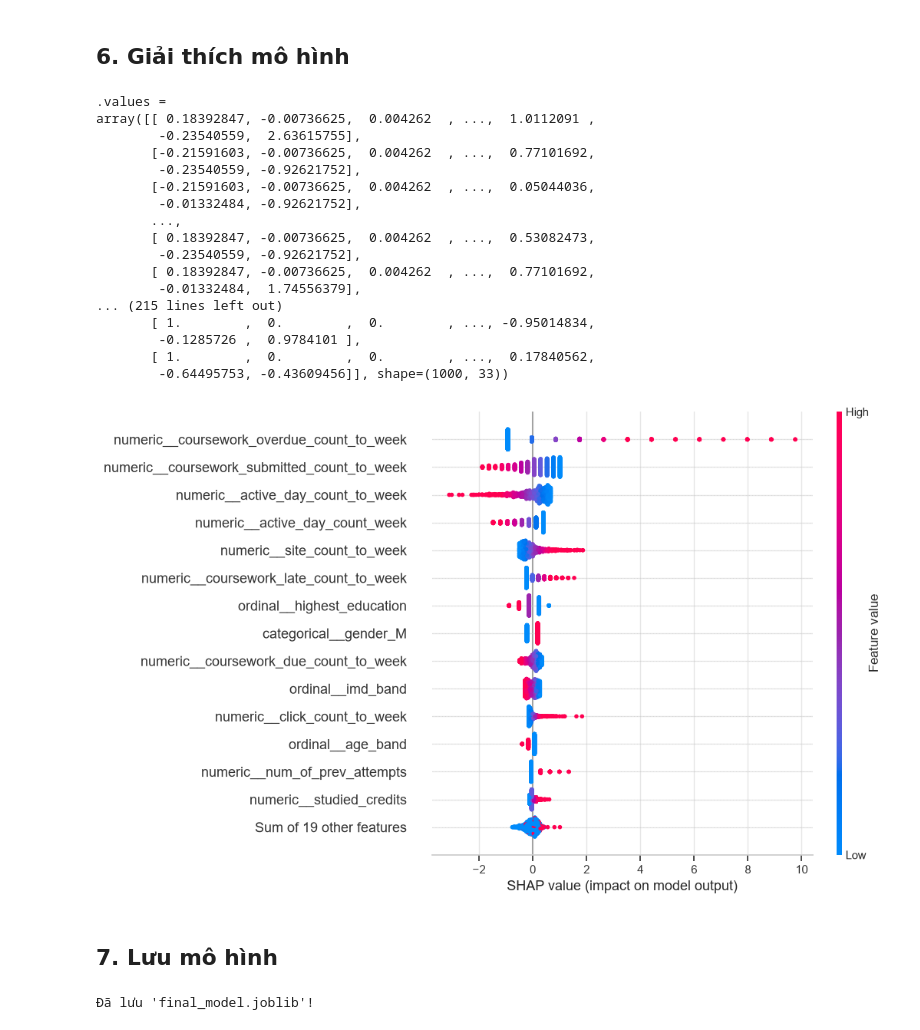
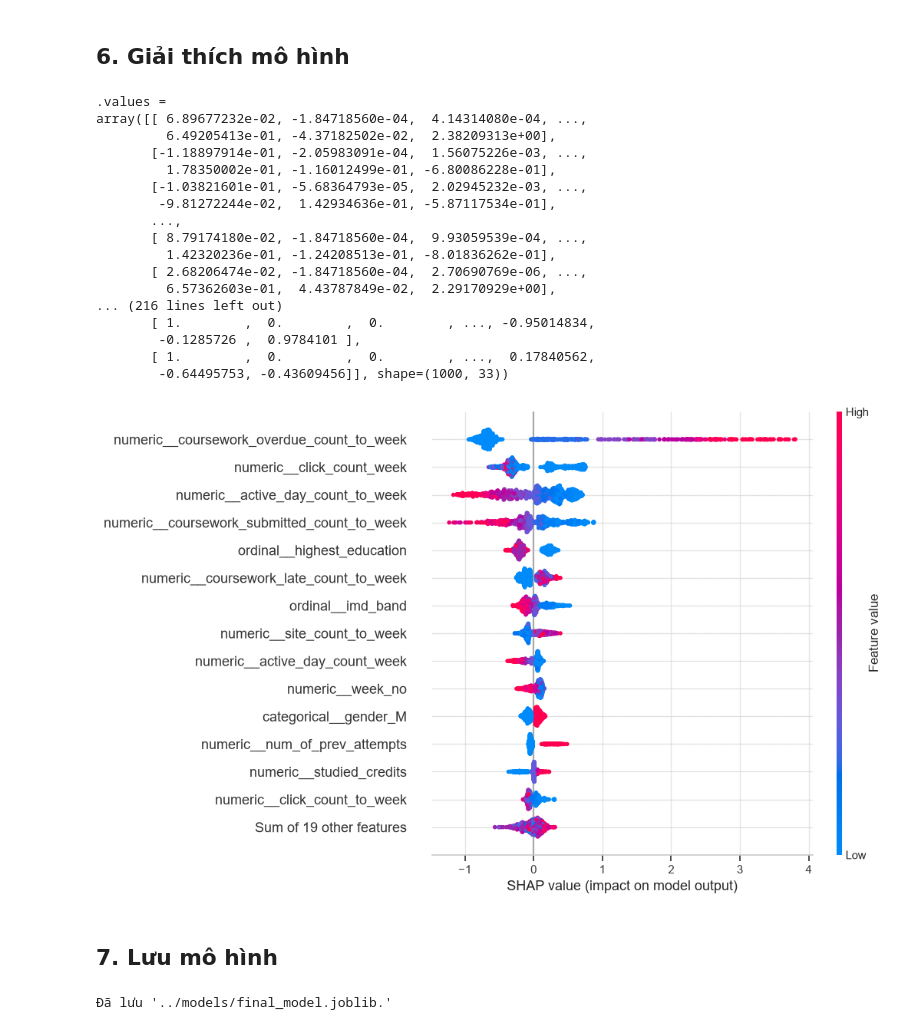
Before and after one commit to phat-05/learning-analytics-pipeline, a Jupyter notebook: notebook/ml_analytics.ipynb, the cells around one changed output. Drawn from its saved outputs; the diff is of its cells as text; code cells hidden in the pictures.

```diff
--- a/notebook/ml_analytics.ipynb
+++ b/notebook/ml_analytics.ipynb
@@ -1334,9 +1478,9 @@ Validation PR-AUC: 0.8086
 # %%
 logistic_tuned = clone(logistic_full).set_params(
     model__C=0.01,
-    model__class_weight=None,
-    model__penalty="l1",
-    model__solver="saga",
+    model__class_weight="balanced",
+    model__penalty="l2",
+    model__solver="lbfgs",
     model__max_iter=2000,
 )
 
@@ -1347,6 +1491,6 @@ y_prob = logistic_tuned.predict_proba(X_val)[:, 1]
 logistic_tuned_result = evaluate_model(
     y_val,
     y_prob,
-    "LogisticRegression Tuned",
+    "Tuned LogisticRegression",
 )
 # %% [output]
@@ -1438,7 +1564,8 @@ hgb_tuned = clone(hist_gradient_boosting).set_params(
     model__max_iter=200,
     model__learning_rate=0.03,
     model__l2_regularization=0,
-    model__class_weight='balanced'
+    model__class_weight='balanced',
+    model__early_stopping=False
 )
 
 hgb_tuned.fit(X_train, y_train)
@@ -1522,5 +1627,5 @@ Hai mô hình cho kết quả trên tập Validation gần tương đương nhau
 # %%
-y_prob = logistic_full.predict_proba(X_val)[:, 1]
+y_prob = hgb_tuned.predict_proba(X_val)[:, 1]
 
 rows = []
 
@@ -1530,16 +1635,23 @@ for threshold in np.arange(0.01, 1, 0.01):
     rows.append({
         "threshold": threshold,
         "recall_fail": recall_score(y_val, y_pred),
-        "precision_fail": precision_score(y_val, y_pred, zero_division=0),
+        "precision_fail": precision_score(
+            y_val, y_pred, zero_division=0
+        ),
         "f1_fail": f1_score(y_val, y_pred),
+        "f2_fail": fbeta_score(y_val, y_pred, beta=2),
     })
 
 threshold_results = pd.DataFrame(rows)
 
-best_result = threshold_results.sort_values(
-    ["f1_fail", "recall_fail"],
-    ascending=False
-,).iloc[0]
+eligible_results = threshold_results[
+    threshold_results["precision_fail"] >= 0.5
+]
+
+best_result = eligible_results.sort_values(
+    ["f2_fail", "recall_fail"],
+    ascending=False,
+).iloc[0]
 
 best_threshold = best_result["threshold"]
 
@@ -1622,7 +1680,7 @@ y_train_val = pd.concat([y_train, y_val], ignore_index=True)
 X_test = test_df.drop(columns=drop_columns)
 y_test = test_df["final_result"].map(target_map)
 
-final_model = clone(logistic_full)
+final_model = clone(hgb_tuned)
 final_model.fit(X_train_val, y_train_val)
 
 test_prob = final_model.predict_proba(X_test)[:, 1]
@@ -1630,6 +1688,6 @@ test_prob = final_model.predict_proba(X_test)[:, 1]
 final_test_result = evaluate_model(
     y_test,
     test_prob,
-    "Final LogisticRegression"
+    "Final HGB"
 )
 # %% [output]
@@ -1747,50 +1856,51 @@ background_raw = X_train_val.sample(
 )
 
 explain_raw = X_test.sample(
     1000,
     random_state=RANDOM_STATE,
 )
 
 background = preprocessor.transform(background_raw)
 X_explain = preprocessor.transform(explain_raw)
 
 explainer = shap.Explainer(
     classifier,
     background,
     feature_names=preprocessor.get_feature_names_out(),
 )
 
-shap_values = explainer(X_explain)
+shap_values = explainer(X_explain, check_additivity=False)
 
 print(shap_values)
 
 shap.plots.beeswarm(
     shap_values,
     max_display=15,
 )
 # %% [output]
 .values =
-array([[ 0.18392847, -0.00736625,  0.004262  , ...,  1.0112091 ,
-        -0.23540559,  2.63615755],
-       [-0.21591603, -0.00736625,  0.004262  , ...,  0.77101692,
-        -0.23540559, -0.92621752],
-       [-0.21591603, -0.00736625,  0.004262  , ...,  0.05044036,
-        -0.01332484, -0.92621752],
+array([[ 6.89677232e-02, -1.84718560e-04,  4.14314080e-04, ...,
+         6.49205413e-01, -4.37182502e-02,  2.38209313e+00],
+       [-1.18897914e-01, -2.05983091e-04,  1.56075226e-03, ...,
+         1.78350002e-01, -1.16012499e-01, -6.80086228e-01],
+       [-1.03821601e-01, -5.68364793e-05,  2.02945232e-03, ...,
+        -9.81272244e-02,  1.42934636e-01, -5.87117534e-01],
        ...,
-       [ 0.18392847, -0.00736625,  0.004262  , ...,  0.53082473,
-        -0.23540559, -0.92621752],
-       [ 0.18392847, -0.00736625,  0.004262  , ...,  0.77101692,
-        -0.01332484,  1.74556379],
-... (215 lines left out)
+       [ 8.79174180e-02, -1.84718560e-04,  9.93059539e-04, ...,
+         1.42320236e-01, -1.24208513e-01, -8.01836262e-01],
+       [ 2.68206474e-02, -1.84718560e-04,  2.70690769e-06, ...,
+         6.57362603e-01,  4.43787849e-02,  2.29170929e+00],
+... (216 lines left out)
        [ 1.        ,  0.        ,  0.        , ..., -0.95014834,
         -0.1285726 ,  0.9784101 ],
        [ 1.        ,  0.        ,  0.        , ...,  0.17840562,
         -0.64495753, -0.43609456]], shape=(1000, 33))
-[figure, old version]
+[figure, new version]
 # %% [markdown]
 ## 7. Lưu mô hình
 # %%
 fitted_preprocessor = final_model.named_steps["preprocessor"]
+classifier = final_model.named_steps["model"]
 
 artifact = {
     "model": final_model,
@@ -1799,7 +1909,8 @@ artifact = {
         X_train_val.sample(100, random_state=RANDOM_STATE)
     ),
     "metadata": {
-        "model_name": "LogisticRegression",
+        "model_name": type(classifier).__name__,
+        "hyperparameters": classifier.get_params(),
         "target": "final_result",
         "target_mapping": {
             "Fail": 1,
@@ -1813,17 +1924,21 @@ artifact = {
         "test_presentation": "2014B",
         "random_state": RANDOM_STATE,
         "raw_features": X_train_val.columns.tolist(),
-        "processed_features": fitted_preprocessor
-            .get_feature_names_out()
-            .tolist(),
+        "processed_features": (
+            fitted_preprocessor.get_feature_names_out().tolist()
+        ),
         "test_metrics": final_test_result,
+        "created_at": datetime.now().astimezone().isoformat(
+            timespec="seconds"
+        ),
     },
 }
 
-jb.dump(artifact, "../models/final_model.joblib")
+artifact_path = "../models/final_model.joblib"
+jb.dump(artifact, artifact_path)
 
-print("Đã lưu 'final_model.joblib'!")
+print(f"Đã lưu '{artifact_path}.'")
 # %% [output]
-Đã lưu 'final_model.joblib'!
+Đã lưu '../models/final_model.joblib.'
 # %%
 artifact = jb.load("../models/final_model.joblib")
```
Also changed, not shown: parts of 66 cells of this notebook, 24 other files.
